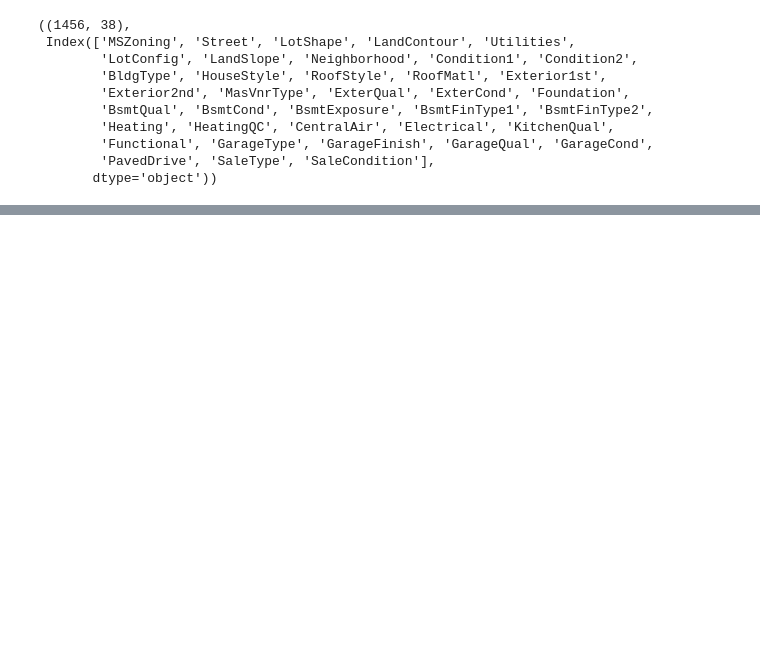
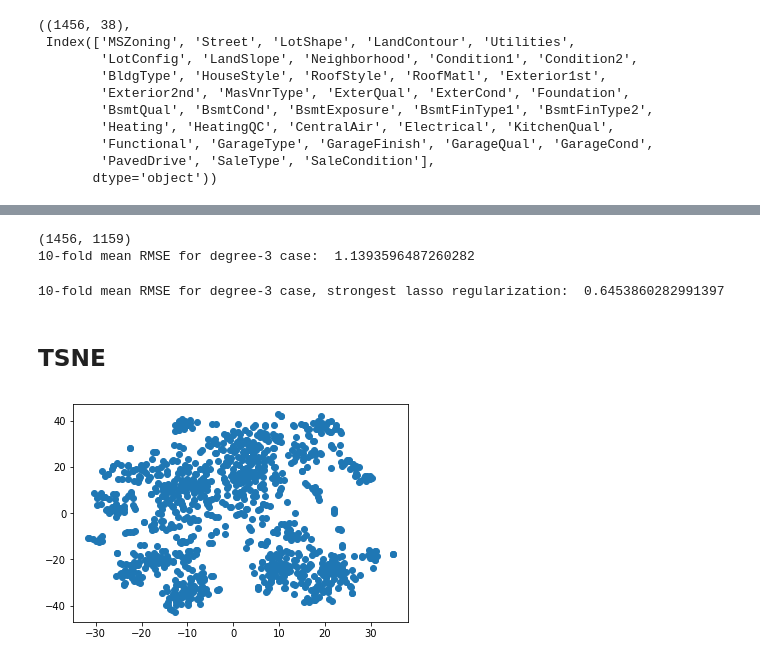
Before and after one commit to scottmr/Ames-housing, a Jupyter notebook: Kaggle_Ames_Housing.ipynb, the cells around one changed output, grey strips where cells are left out. Saved outputs shown, nothing was run; the diff lists cells and outputs as text; code cells hidden in the pictures; blank space fills up the shorter version.

```diff
--- a/Kaggle_Ames_Housing.ipynb
+++ b/Kaggle_Ames_Housing.ipynb
@@ -486,0 +745,32 @@ cat_num.shape, cat_num.columns
+# %%
+# Degree 3
+#generate the transformer
+pf_3 = PolynomialFeatures(degree=3,interaction_only=True)
+#apply it to the data, but ignore the first constant column
+pf_3_data = pf_3.fit_transform(train[train_features])[:,1:]#ignore constant column
+print(pf_3_data.shape)
+lr = LinearRegression()
+#get the mean squared errors per fold, 10 fold cv
+absolute_errors = np.abs(cross_val_score(lr,pf_2_data,train[train_target],cv=10))
+#convert each fold's mean squared errors to rmse
+rmses = list(map(np.sqrt,absolute_errors))
+print("10-fold mean RMSE for degree-3 case: ",np.mean(rmses))
+
+lasso = Lasso(max_iter=10000)#increase the number of iterations for lasso to prevent lack of convergence
+mean_squared_errors_poly3_lasso = np.abs(cross_val_score(lasso,pf_3_data,train[train_target],cv=10))
+rmses_lasso_poly3 = list(map(np.sqrt,mean_squared_errors_poly3_lasso))
+print("10-fold mean RMSE for degree-3 case, strongest lasso regularization: ",np.mean(rmses_lasso_poly3))
+# %% [output]
+(1456, 1159)
+10-fold mean RMSE for degree-3 case:  1.1393596487260282
+10-fold mean RMSE for degree-3 case, strongest lasso regularization:  0.6453860282991397
+# %% [markdown]
+## TSNE
+# %%
+from sklearn.manifold import TSNE
+tsne = TSNE(n_components=2, random_state=11)
+reduced_data = tsne.fit_transform(X_train)
+# %%
+dots = plt.scatter(reduced_data[:, 0], reduced_data[:, 1])
+# %% [output]
+[figure, added]
```
Also changed, not shown: parts of 48 cells of this notebook.
